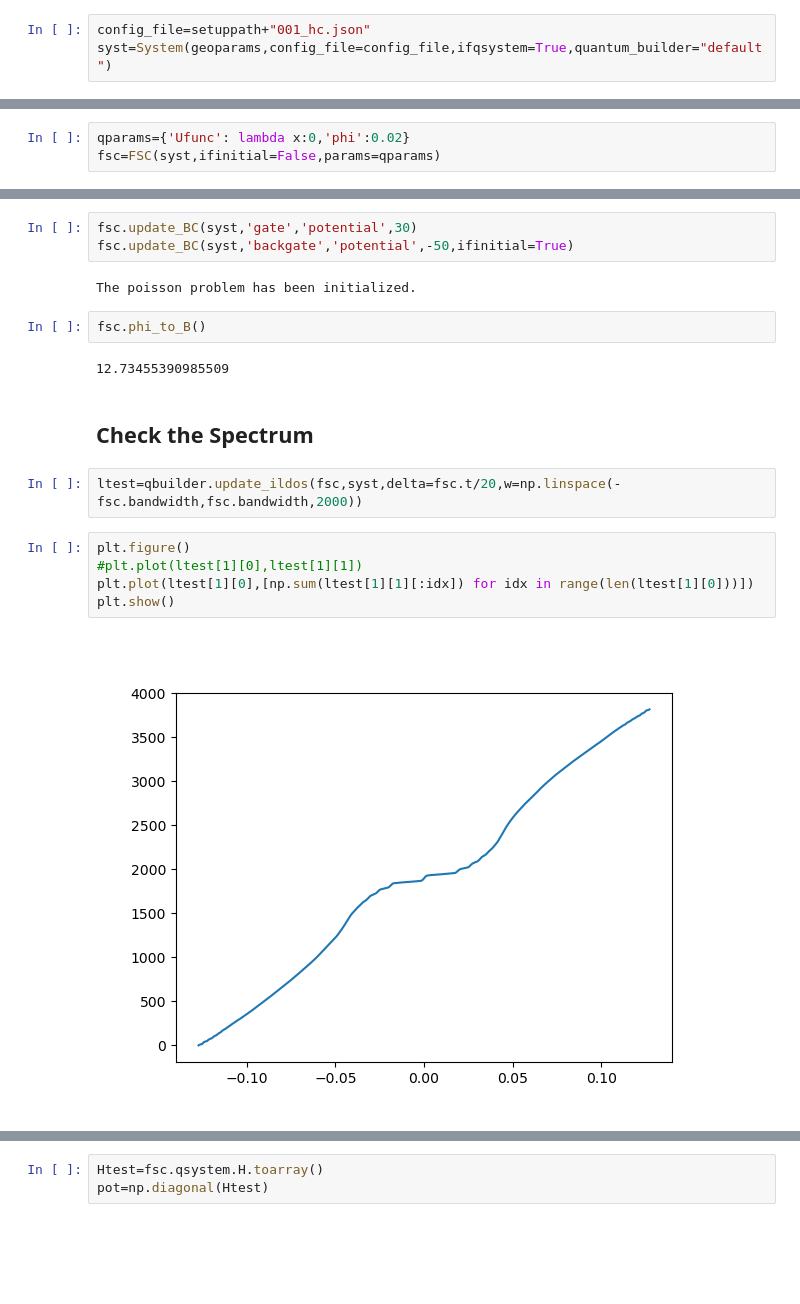
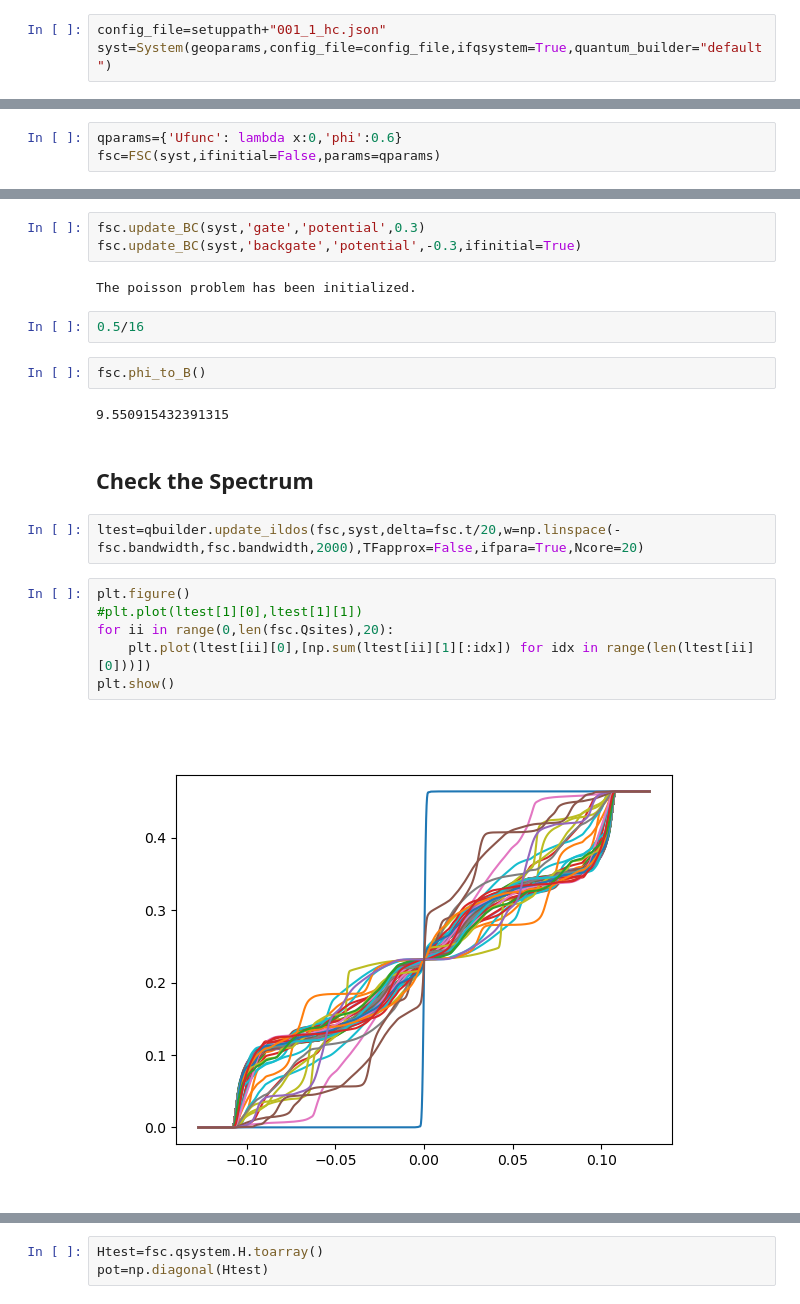
Before and after one commit to yzhaoo/EQuantum, a Jupyter notebook: dotgate.ipynb, the cells around one changed output, grey strips where cells are left out. Saved outputs shown, nothing was run; the diff lists cells and outputs as text; blank space fills up the shorter version.

```diff
--- a/dotgate.ipynb
+++ b/dotgate.ipynb
@@ -72,5 +71,5 @@ Options selected for Qhull 2019.1.r 2019/06/21:
 # %%
-config_file=setuppath+"001_hc.json"
+config_file=setuppath+"001_1_hc.json"
 syst=System(geoparams,config_file=config_file,ifqsystem=True,quantum_builder="default")
 # %% [output]
 Generated 15915 points in 3D.
@@ -79,28 +78,31 @@ Voronoi cells have been created.
 Quantum system is generated using default.
 EQsystem is successfully initialized.
 # %%
-qparams={'Ufunc': lambda x:0,'phi':0.02}
+qparams={'Ufunc': lambda x:0,'phi':0.6}
 fsc=FSC(syst,ifinitial=False,params=qparams)
 # %% [output]
 The quantum problem has been initialized.
 # %%
-fsc.update_BC(syst,'gate','potential',30)
-fsc.update_BC(syst,'backgate','potential',-50,ifinitial=True)
+fsc.update_BC(syst,'gate','potential',0.3)
+fsc.update_BC(syst,'backgate','potential',-0.3,ifinitial=True)
 # %% [output]
 The poisson problem has been initialized.
+# %%
+0.5/16
 # %%
 fsc.phi_to_B()
 # %% [output]
-12.73455390985509
+9.550915432391315
 # %% [markdown]
 ## Check the Spectrum
 # %%
-ltest=qbuilder.update_ildos(fsc,syst,delta=fsc.t/20,w=np.linspace(-fsc.bandwidth,fsc.bandwidth,2000))
+ltest=qbuilder.update_ildos(fsc,syst,delta=fsc.t/20,w=np.linspace(-fsc.bandwidth,fsc.bandwidth,2000),TFapprox=False,ifpara=True,Ncore=20)
 # %%
 plt.figure()
 #plt.plot(ltest[1][0],ltest[1][1])
-plt.plot(ltest[1][0],[np.sum(ltest[1][1][:idx]) for idx in range(len(ltest[1][0]))])
+for ii in range(0,len(fsc.Qsites),20):
+    plt.plot(ltest[ii][0],[np.sum(ltest[ii][1][:idx]) for idx in range(len(ltest[ii][0]))])
 plt.show()
 # %% [output]
-[figure, old version]
+[figure, new version]
 # %%
```
Also changed, not shown: parts of 11 cells of this notebook, 10 other files.
